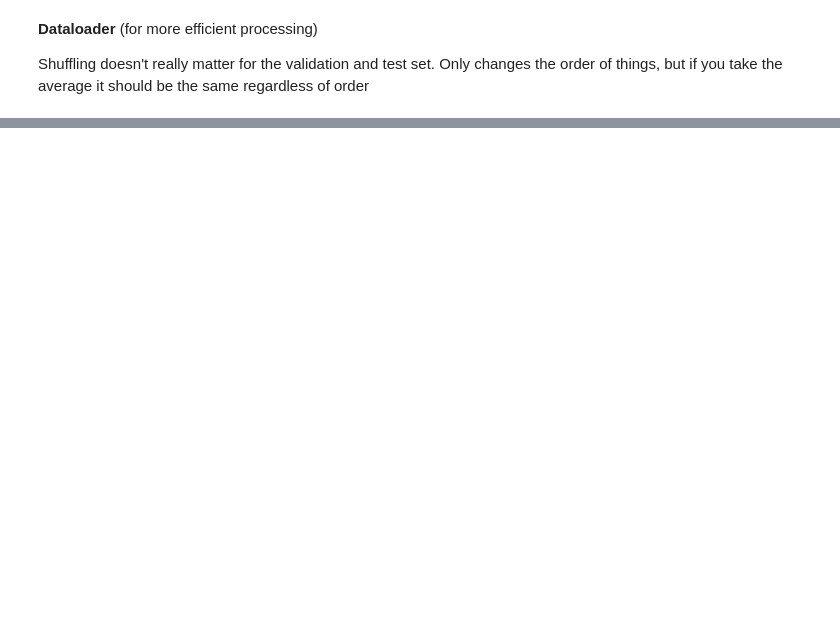
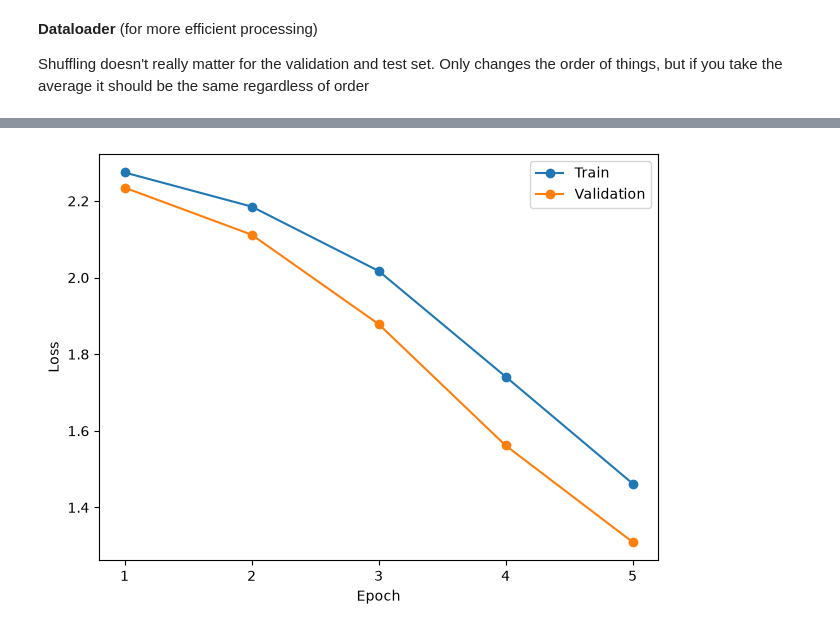
Before and after one commit to AlienaTheGiantDuck/ItDL_assignments, a Jupyter notebook: Assignment_1/Assignment_1.ipynb, the cells around one changed output, grey strips where cells are left out. Saved outputs shown, nothing was run; the diff lists cells and outputs as text; code cells hidden in the pictures; blank space fills up the shorter version.

Commit message:
finished model building for MLP and framework to test the model

```diff
--- a/Assignment_1/Assignment_1.ipynb
+++ b/Assignment_1/Assignment_1.ipynb
@@ -209,26 +223,0 @@ def create_optimizer(self, name, learning_rate, weight_decay, momentum, ):
-# %%
-# Initialise model
-model = MLP(
-    # Architecture
-    hidden_dims = [128, 64],
-
-    # Activation
-    activation = nn.ReLU, # nn.ReLU, nn.LeakyReLU, nn.GELU
-    # Also more options (see Session 3 slide 10)
-    # nn.Signmoid, nn.Tahn, nn.PReLU, nn.Softplus, nn.SiLU, nn.ELU, nn.SELU
-
-    # Weight initialization
-    initialization = None,
-
-    # Optimizer
-    optimizer_name = None, # "SGD", "Adam", "AdamW"
-    learning_rate = 0.001,
-    momentum = 0.0,
-
-    # Regularization
-    dropout = 0.0,
-    weight_decay = 0.0, # (also part of our optimizer)
-
-    # Training epochs
-    #epochs = 10
-)
@@ -242,0 +400,19 @@ model = MLP(
+# %%
+params1 = {
+    "model_type": "MLP",
+    "hidden_dims": [128, 64],
+    "channels": None,
+    "kernel_size": None,
+    "activation": nn.ReLU,
+    "initialization": None,
+    "optimizer": "SGD",
+    "learning_rate": 0.001,
+    "weight_decay": 0.0,
+    "momentum": 0.1,
+    "dropout": 0.1,
+    "epochs": 5,
+    "batch_size": 64
+}
+
+model1, losses1, best_val_loss1, test_loss1 = run_experiment(params1, plotting = True)
+# %% [output]
@@ -242,0 +421 @@ model = MLP(
+[figure, added]
```
Also changed, not shown: parts of 15 cells of this notebook.
